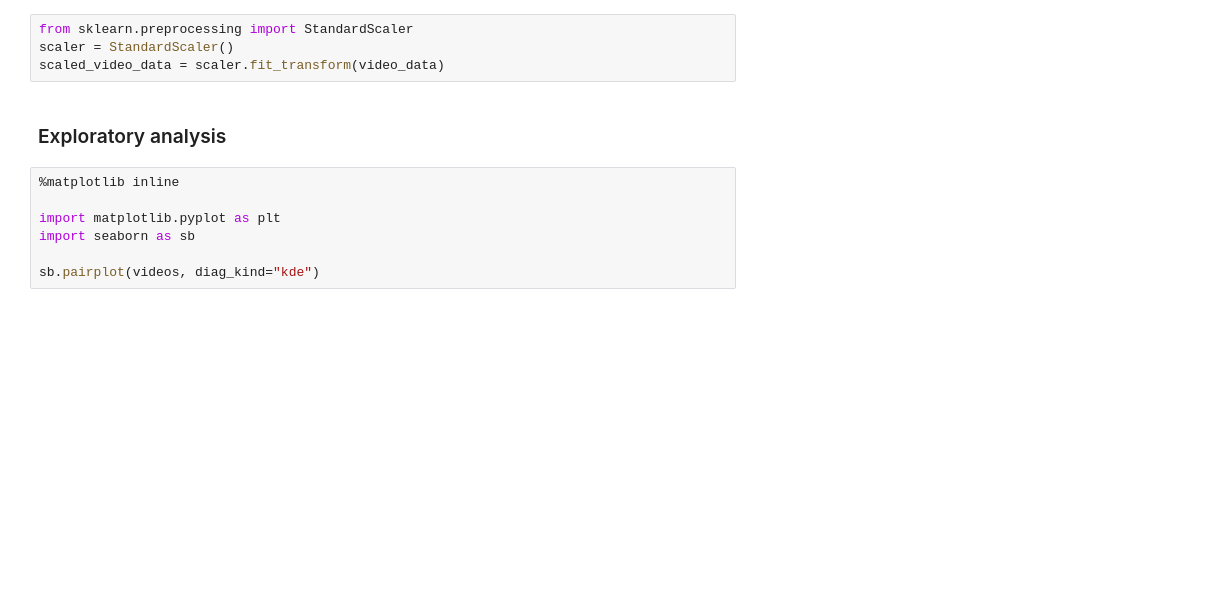
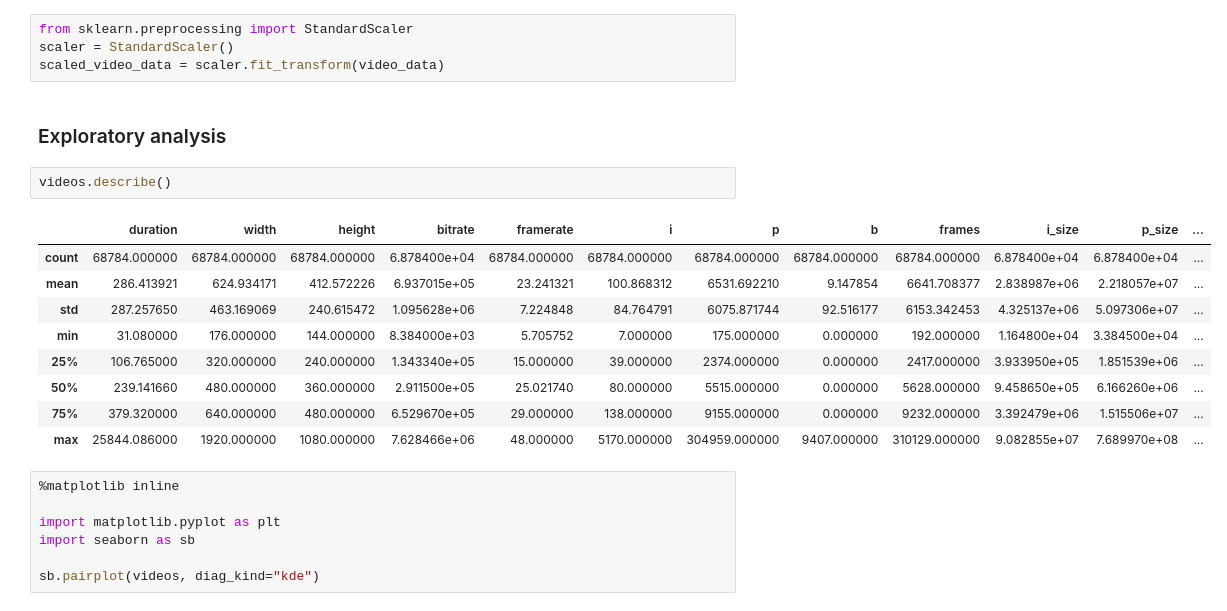
Before and after one commit to semato-project/si-video, a Jupyter notebook: si-video-transcoding-linear-regression.ipynb, the cells around one changed output. Drawn from its saved outputs; the diff is of its cells as text; blank space fills up the shorter version.

Commit message:
update si-video-transcoding-linear-regression

```diff
--- a/si-video-transcoding-linear-regression.ipynb
+++ b/si-video-transcoding-linear-regression.ipynb
@@ -51,6 +51,18 @@ scaler = StandardScaler()
 scaled_video_data = scaler.fit_transform(video_data)
 # %% [markdown]
 ### Exploratory analysis
+# %%
+videos.describe()
+# %% [output]
+|  | duration | width | height | bitrate | framerate | i | p | b | frames | i_size | p_size | ... |
+| count | 68784.000000 | 68784.000000 | 68784.000000 | 6.878400e+04 | 68784.000000 | 68784.000000 | 68784.000000 | 68784.000000 | 68784.000000 | 6.878400e+04 | 6.878400e+04 | ... |
+| mean | 286.413921 | 624.934171 | 412.572226 | 6.937015e+05 | 23.241321 | 100.868312 | 6531.692210 | 9.147854 | 6641.708377 | 2.838987e+06 | 2.218057e+07 | ... |
+| std | 287.257650 | 463.169069 | 240.615472 | 1.095628e+06 | 7.224848 | 84.764791 | 6075.871744 | 92.516177 | 6153.342453 | 4.325137e+06 | 5.097306e+07 | ... |
+| min | 31.080000 | 176.000000 | 144.000000 | 8.384000e+03 | 5.705752 | 7.000000 | 175.000000 | 0.000000 | 192.000000 | 1.164800e+04 | 3.384500e+04 | ... |
+| 25% | 106.765000 | 320.000000 | 240.000000 | 1.343340e+05 | 15.000000 | 39.000000 | 2374.000000 | 0.000000 | 2417.000000 | 3.933950e+05 | 1.851539e+06 | ... |
+| 50% | 239.141660 | 480.000000 | 360.000000 | 2.911500e+05 | 25.021740 | 80.000000 | 5515.000000 | 0.000000 | 5628.000000 | 9.458650e+05 | 6.166260e+06 | ... |
+| 75% | 379.320000 | 640.000000 | 480.000000 | 6.529670e+05 | 29.000000 | 138.000000 | 9155.000000 | 0.000000 | 9232.000000 | 3.392479e+06 | 1.515506e+07 | ... |
+| max | 25844.086000 | 1920.000000 | 1080.000000 | 7.628466e+06 | 48.000000 | 5170.000000 | 304959.000000 | 9407.000000 | 310129.000000 | 9.082855e+07 | 7.689970e+08 | ... |
 # %%
 %matplotlib inline
 
```
